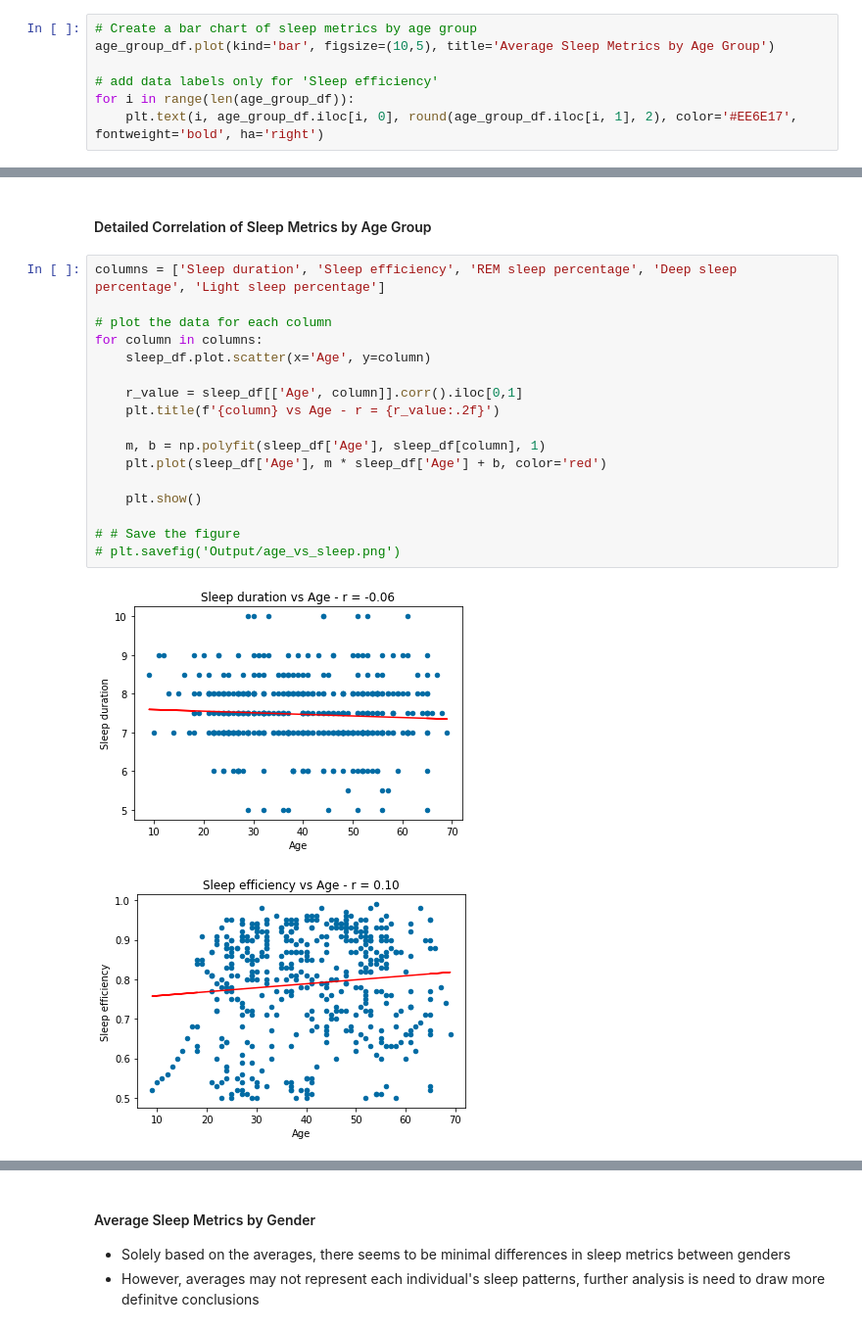
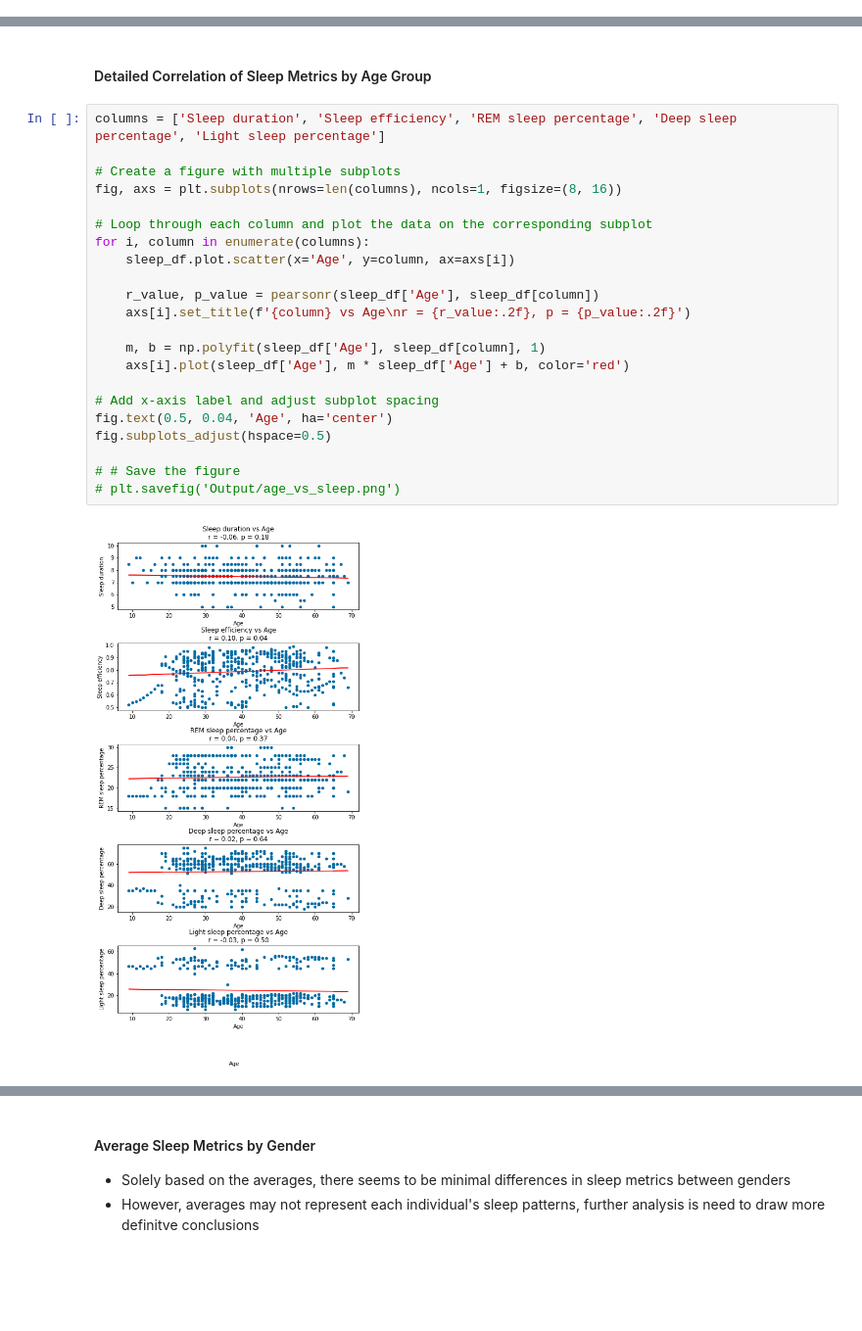
Before and after one commit to jbarkle/Exploratory-Analysis-of-Sleep-Data, a Jupyter notebook: Factors_sk/gender_age_sleep-SK.ipynb, the cells around one changed output, grey strips where cells are left out. Shown at 98% size. Cells and saved outputs as stored; diff of their text form; blank space fills up the shorter version.

```diff
--- a/Factors_sk/gender_age_sleep-SK.ipynb
+++ b/Factors_sk/gender_age_sleep-SK.ipynb
@@ -76,10 +77,3 @@ age_group_df
 | 40s | 7.367347 | 0.807347 | 22.397959 | 54.683673 | 22.918367 |
 | 50s | 7.392157 | 0.801569 | 22.656863 | 52.872549 | 24.470588 |
 | 60s | 7.602941 | 0.754706 | 22.529412 | 47.941176 | 29.529412 |
-# %%
-# Create a bar chart of sleep metrics by age group
-age_group_df.plot(kind='bar', figsize=(10,5), title='Average Sleep Metrics by Age Group')
-
-# add data labels only for 'Sleep efficiency'
-for i in range(len(age_group_df)):
-    plt.text(i, age_group_df.iloc[i, 0], round(age_group_df.iloc[i, 1], 2), color='#EE6E17', fontweight='bold', ha='right')
@@ -153,20 +129,24 @@ plt.show()
 # %%
 columns = ['Sleep duration', 'Sleep efficiency', 'REM sleep percentage', 'Deep sleep percentage', 'Light sleep percentage']
 
-# plot the data for each column
-for column in columns:
-    sleep_df.plot.scatter(x='Age', y=column)
+# Create a figure with multiple subplots
+fig, axs = plt.subplots(nrows=len(columns), ncols=1, figsize=(8, 16))
 
-    r_value = sleep_df[['Age', column]].corr().iloc[0,1]
-    plt.title(f'{column} vs Age - r = {r_value:.2f}')
+# Loop through each column and plot the data on the corresponding subplot
+for i, column in enumerate(columns):
+    sleep_df.plot.scatter(x='Age', y=column, ax=axs[i])
+
+    r_value, p_value = pearsonr(sleep_df['Age'], sleep_df[column])
+    axs[i].set_title(f'{column} vs Age\nr = {r_value:.2f}, p = {p_value:.2f}')
 
     m, b = np.polyfit(sleep_df['Age'], sleep_df[column], 1)
-    plt.plot(sleep_df['Age'], m * sleep_df['Age'] + b, color='red')
+    axs[i].plot(sleep_df['Age'], m * sleep_df['Age'] + b, color='red')
 
-    plt.show()
+# Add x-axis label and adjust subplot spacing
+fig.text(0.5, 0.04, 'Age', ha='center')
+fig.subplots_adjust(hspace=0.5)
 
 # # Save the figure
 # plt.savefig('Output/age_vs_sleep.png')
 # %% [output]
-[figure, old version]
+[figure, new version]
-[figure, removed]
```
Also changed, not shown: parts of 6 cells of this notebook.
